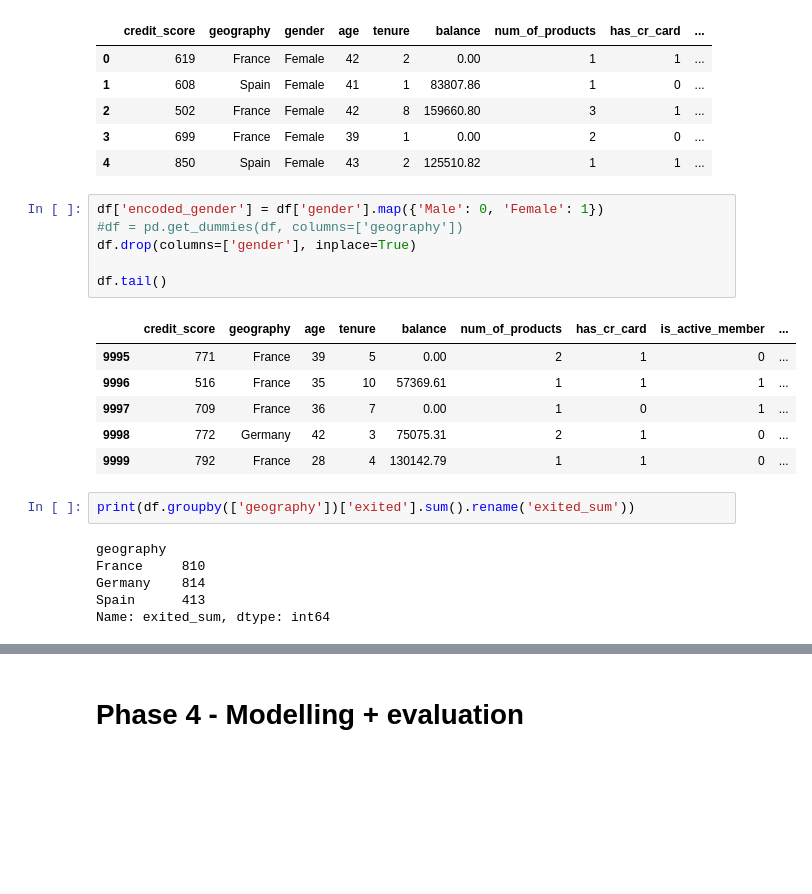
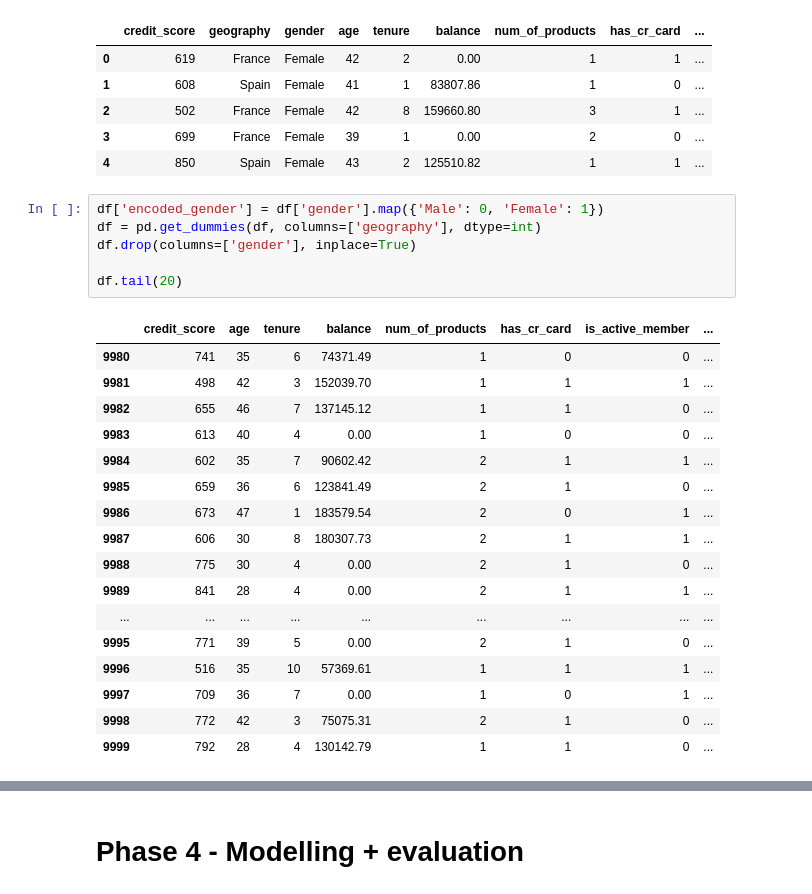
Before and after one commit to amieranazriey/Bank-Customer-Churn-Prediction-Project, a Jupyter notebook: notebooks/bank_churn_analysis.ipynb, the cells around one changed output, grey strips where cells are left out. Cells and saved outputs as stored; diff of their text form; blank space fills up the shorter version.

```diff
--- a/notebooks/bank_churn_analysis.ipynb
+++ b/notebooks/bank_churn_analysis.ipynb
@@ -142,22 +144,25 @@ df.head()
 | 4 | 850 | Spain | Female | 43 | 2 | 125510.82 | 1 | 1 | ... |
 # %%
 df['encoded_gender'] = df['gender'].map({'Male': 0, 'Female': 1})
-#df = pd.get_dummies(df, columns=['geography'])
+df = pd.get_dummies(df, columns=['geography'], dtype=int)
 df.drop(columns=['gender'], inplace=True)
 
-df.tail()
+df.tail(20)
 # %% [output]
-|  | credit_score | geography | age | tenure | balance | num_of_products | has_cr_card | is_active_member | ... |
-| 9995 | 771 | France | 39 | 5 | 0.00 | 2 | 1 | 0 | ... |
-| 9996 | 516 | France | 35 | 10 | 57369.61 | 1 | 1 | 1 | ... |
-| 9997 | 709 | France | 36 | 7 | 0.00 | 1 | 0 | 1 | ... |
-| 9998 | 772 | Germany | 42 | 3 | 75075.31 | 2 | 1 | 0 | ... |
-| 9999 | 792 | France | 28 | 4 | 130142.79 | 1 | 1 | 0 | ... |
+|  | credit_score | age | tenure | balance | num_of_products | has_cr_card | is_active_member | ... |
+| 9980 | 741 | 35 | 6 | 74371.49 | 1 | 0 | 0 | ... |
+| 9981 | 498 | 42 | 3 | 152039.70 | 1 | 1 | 1 | ... |
+| 9982 | 655 | 46 | 7 | 137145.12 | 1 | 1 | 0 | ... |
+| 9983 | 613 | 40 | 4 | 0.00 | 1 | 0 | 0 | ... |
+| 9984 | 602 | 35 | 7 | 90602.42 | 2 | 1 | 1 | ... |
+| 9985 | 659 | 36 | 6 | 123841.49 | 2 | 1 | 0 | ... |
+| 9986 | 673 | 47 | 1 | 183579.54 | 2 | 0 | 1 | ... |
+| 9987 | 606 | 30 | 8 | 180307.73 | 2 | 1 | 1 | ... |
+| 9988 | 775 | 30 | 4 | 0.00 | 2 | 1 | 0 | ... |
+| 9989 | 841 | 28 | 4 | 0.00 | 2 | 1 | 1 | ... |
+| ... | ... | ... | ... | ... | ... | ... | ... | ... |
+| 9995 | 771 | 39 | 5 | 0.00 | 2 | 1 | 0 | ... |
+| 9996 | 516 | 35 | 10 | 57369.61 | 1 | 1 | 1 | ... |
+| 9997 | 709 | 36 | 7 | 0.00 | 1 | 0 | 1 | ... |
+| 9998 | 772 | 42 | 3 | 75075.31 | 2 | 1 | 0 | ... |
+| 9999 | 792 | 28 | 4 | 130142.79 | 1 | 1 | 0 | ... |
-# %%
-print(df.groupby(['geography'])['exited'].sum().rename('exited_sum'))
-# %% [output]
-geography
-France     810
-Germany    814
-Spain      413
-Name: exited_sum, dtype: int64
```
Also changed, not shown: parts of 9 cells of this notebook.
